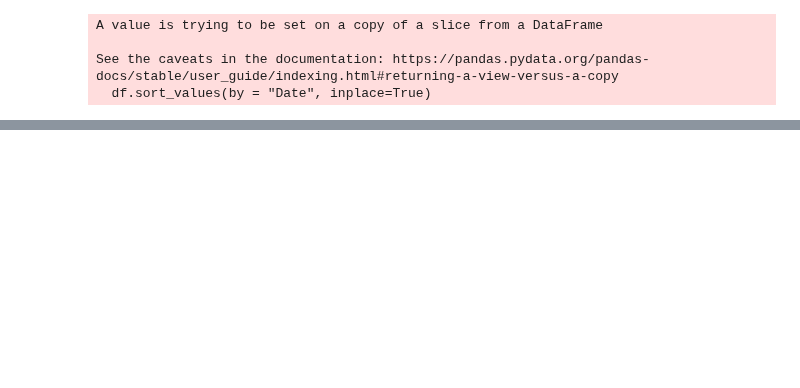
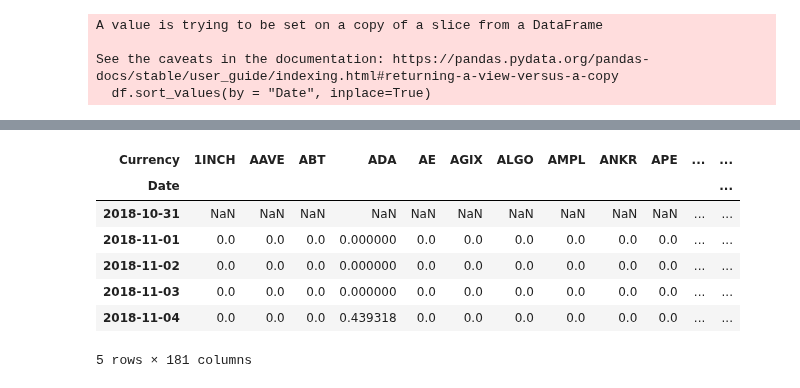
Before and after one commit to igorrivin/cryptoind, a Jupyter notebook: Copy_of_cryptoind.ipynb, the cells around one changed output, grey strips where cells are left out. Saved outputs shown, nothing was run; the diff lists cells and outputs as text; code cells hidden in the pictures; blank space fills up the shorter version.

```diff
--- a/Copy_of_cryptoind.ipynb
+++ b/Copy_of_cryptoind.ipynb
@@ -193,0 +211,17 @@ Name: Price, dtype: float64
+# %%
+weight_pivot_d = weight_pivot.diff()
+# %%
+price_pivot = weightdf.pivot(index='Date', columns='Currency', values='Price').fillna(value= 0)
+# %%
+volpivot = weight_pivot_d * price_pivot
+# %%
+volpivot.head()
+# %% [output]
+| Currency | 1INCH | AAVE | ABT | ADA | AE | AGIX | ALGO | AMPL | ANKR | APE | ... | ... |
+| Date |  |  |  |  |  |  |  |  |  |  |  | ... |
+| 2018-10-31 | NaN | NaN | NaN | NaN | NaN | NaN | NaN | NaN | NaN | NaN | ... | ... |
+| 2018-11-01 | 0.0 | 0.0 | 0.0 | 0.000000 | 0.0 | 0.0 | 0.0 | 0.0 | 0.0 | 0.0 | ... | ... |
+| 2018-11-02 | 0.0 | 0.0 | 0.0 | 0.000000 | 0.0 | 0.0 | 0.0 | 0.0 | 0.0 | 0.0 | ... | ... |
+| 2018-11-03 | 0.0 | 0.0 | 0.0 | 0.000000 | 0.0 | 0.0 | 0.0 | 0.0 | 0.0 | 0.0 | ... | ... |
+| 2018-11-04 | 0.0 | 0.0 | 0.0 | 0.439318 | 0.0 | 0.0 | 0.0 | 0.0 | 0.0 | 0.0 | ... | ... |
+5 rows × 181 columns
```
Also changed, not shown: parts of 25 cells of this notebook.
